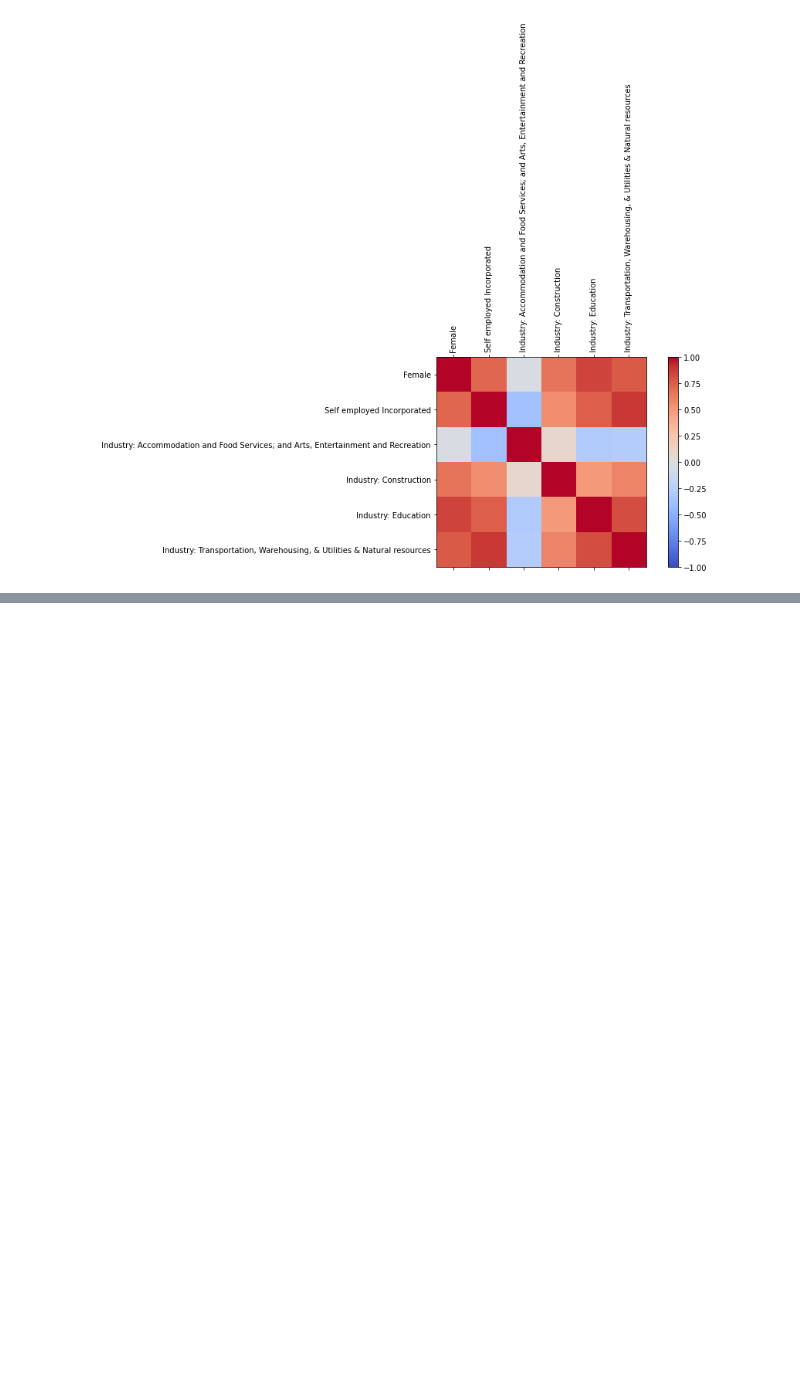
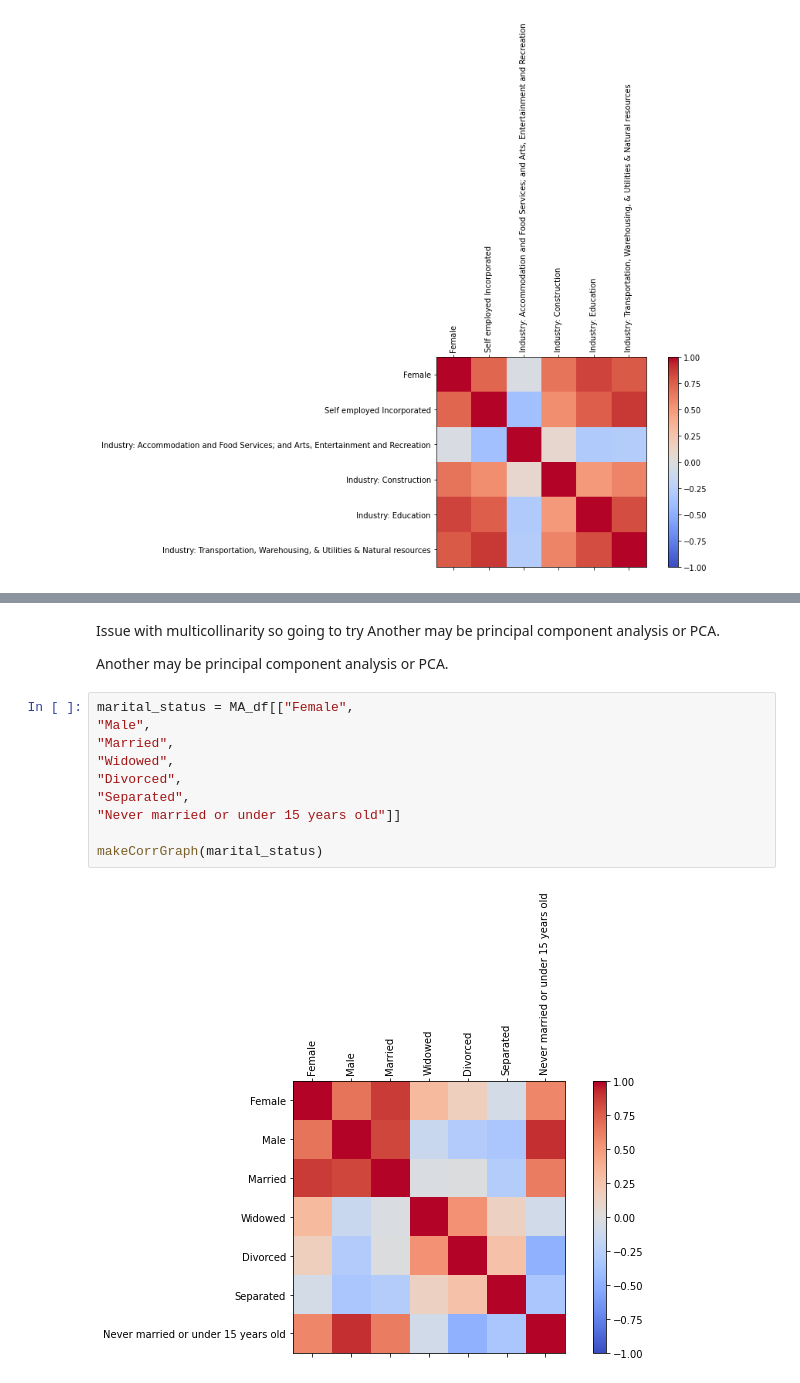
Before and after one commit to BU-Spark/ds-boston-bpda-br-census, a Jupyter notebook: emilygreven/CensusProjectDeliverable3.ipynb, the cells around one changed output, grey strips where cells are left out. Drawn from its saved outputs; the diff is of its cells as text; blank space fills up the shorter version.

```diff
--- a/emilygreven/CensusProjectDeliverable3.ipynb
+++ b/emilygreven/CensusProjectDeliverable3.ipynb
@@ -670,0 +858,16 @@ rent_montly_percentage_df = housing_df[[
+# %% [markdown]
+Issue with multicollinarity so going to try   Another may be principal component analysis or PCA.
+
+  Another may be principal component analysis or PCA.
+# %%
+marital_status = MA_df[["Female",
+"Male",
+"Married",
+"Widowed",
+"Divorced",
+"Separated",
+"Never married or under 15 years old"]]
+
+makeCorrGraph(marital_status)
+# %% [output]
+[figure, added]
```
Also changed, not shown: parts of 14 cells of this notebook.
